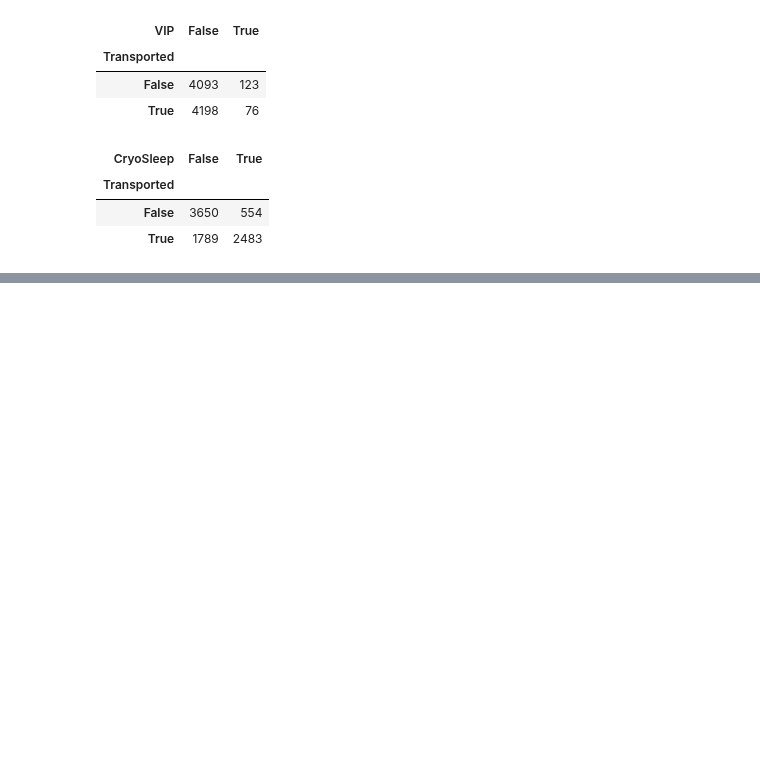
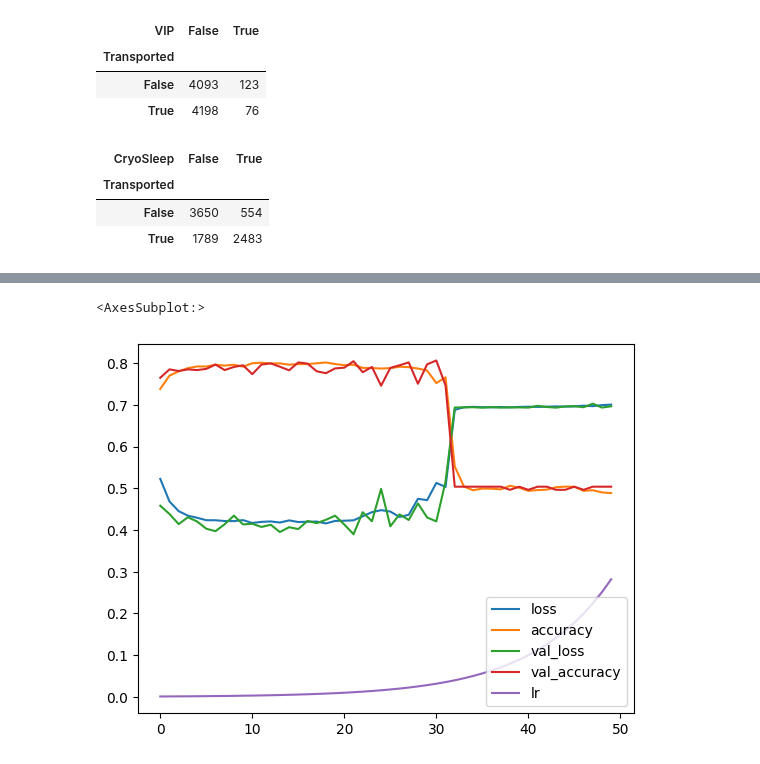
Before and after one commit to AnggaDS01/Python, a Jupyter notebook: Machine-learning/spaceship_titanic/spacehip_titanic.ipynb, the cells around one changed output, grey strips where cells are left out. Saved outputs shown, nothing was run; the diff lists cells and outputs as text; code cells hidden in the pictures; blank space fills up the shorter version.

```diff
--- a/Machine-learning/spaceship_titanic/spacehip_titanic.ipynb
+++ b/Machine-learning/spaceship_titanic/spacehip_titanic.ipynb
@@ -545,0 +702,10 @@ df_train[:5]
+# %%
+from sklearn.preprocessing import LabelBinarizer
+
+lb = LabelBinarizer()
+
+X = df_get_train.drop(columns='isTrain')
+y = pd.Series(lb.fit_transform(df_target_train).ravel())
+
+display(X[:5])
+display(y[:5])
@@ -545,0 +726,8 @@ df_train[:5]
+# %%
+X_train, X_valid, y_train, y_valid = train_test_split(
+    X,
+    y,
+    stratify=y,
+    test_size=.2,
+    random_state=42
+)
@@ -545,0 +748,25 @@ df_train[:5]
+# %%
+model = keras.Sequential([
+    keras.layers.Dense(512, activation='relu'),
+    keras.layers.Dense(256, activation='relu'),
+    keras.layers.Dense(126, activation='relu'),
+    keras.layers.Dense(64, activation='relu'),
+    keras.layers.Dense(1, activation='sigmoid')
+])
+
+model.compile(
+    loss=keras.losses.binary_crossentropy,
+    optimizer=keras.optimizers.Adam(),
+    metrics=['accuracy']
+)
+
+lr_schedular = keras.callbacks.LearningRateScheduler(lambda epoch: 10e-4 * 10**(epoch/20))
+
+history = model.fit(
+    X_train,
+    y_train,
+    epochs=50,
+    batch_size=32,
+    callbacks=[lr_schedular],
+    validation_data=(X_valid, y_valid)
+)
@@ -545,0 +791,5 @@ df_train[:5]
+# %%
+pd.DataFrame(history.history).plot()
+# %% [output]
+<AxesSubplot:>
+[figure, added]
```
Also changed, not shown: parts of 58 cells of this notebook, 2 other files.
